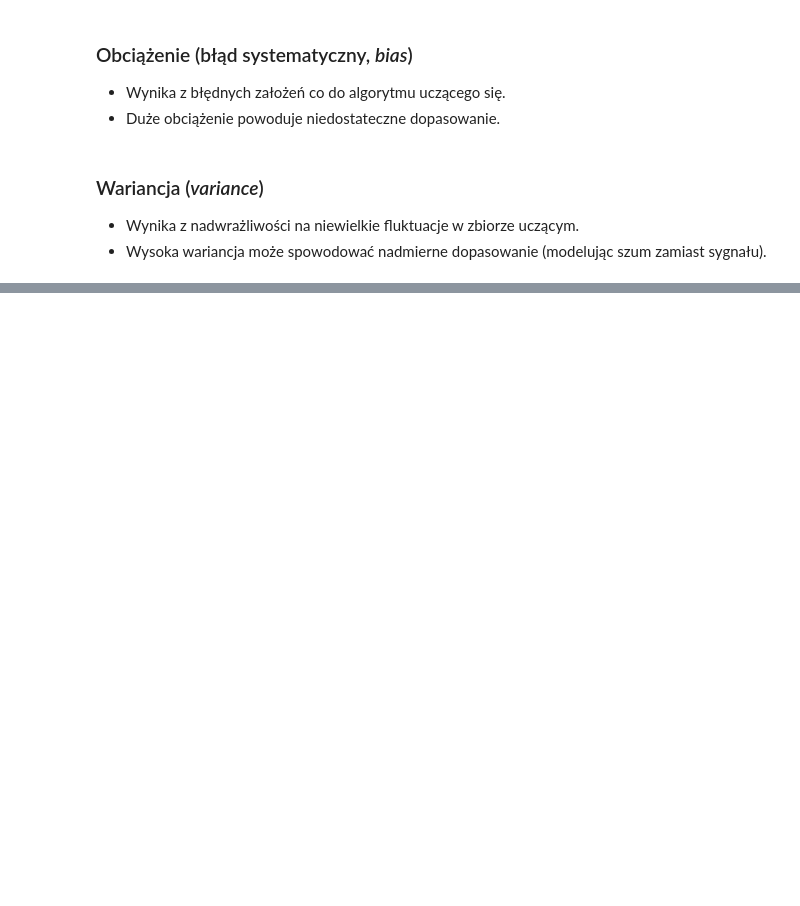
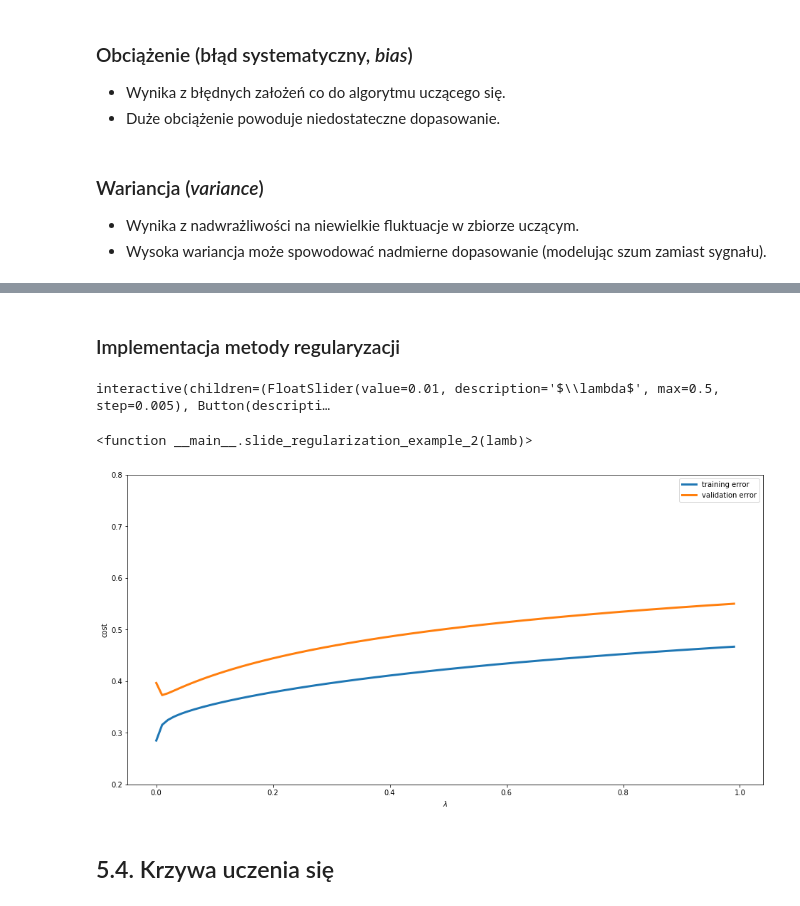
Before and after one commit to SzamanFL/umz20, a Jupyter notebook: wyk/2005_Regresja_wielomianowa.ipynb, the cells around one changed output, grey strips where cells are left out. Cells and saved outputs as stored; diff of their text form; code cells hidden in the pictures; blank space fills up the shorter version.

```diff
--- a/wyk/2004_Regresja_wielomianowa.ipynb
+++ b/wyk/2005_Regresja_wielomianowa.ipynb
@@ -40,18 +40,18 @@ import pandas
 # %%
 # Przydatne funkcje
 
-# Wersja macierzowa funkcji kosztu
 def cost(theta, X, y):
+    """Wersja macierzowa funkcji kosztu"""
     m = len(y)
     J = 1.0 / (2.0 * m) * ((X * theta - y).T * (X * theta - y))
     return J.item()
 
-# Wersja macierzowa gradientu funkcji kosztu
 def gradient(theta, X, y):
+    """Wersja macierzowa gradientu funkcji kosztu"""
     return 1.0 / len(y) * (X.T * (X * theta - y))
 
-# Algorytm gradientu prostego (wersja macierzowa)
 def gradient_descent(fJ, fdJ, theta, X, y, alpha=0.1, eps=10**-5):
+    """Algorytm gradientu prostego (wersja macierzowa)"""
     current_cost = fJ(theta, X, y)
     logs = [[current_cost, theta]]
     while True:
@@ -65,8 +65,8 @@ def gradient_descent(fJ, fdJ, theta, X, y, alpha=0.1, eps=10**-5):
         logs.append([current_cost, theta])
     return theta, logs
 
-# Wykres danych (wersja macierzowa)
 def plot_data(X, y, xlabel, ylabel):
+    """Wykres danych (wersja macierzowa)"""
     fig = plt.figure(figsize=(16*.6, 9*.6))
     ax = fig.add_subplot(111)
     fig.subplots_adjust(left=0.1, right=0.9, bottom=0.1, top=0.9)
@@ -79,8 +79,8 @@ def plot_data(X, y, xlabel, ylabel):
     plt.xlim(np.min(X[:, 1]) - 1, np.max(X[:, 1]) + 1)
     return fig
 
-# Wykres funkcji fun
 def plot_fun(fig, fun, X):
+    """Wykres funkcji `fun`"""
     ax = fig.axes[0]
     x0 = np.min(X[:, 1]) - 1.0
     x1 = np.max(X[:, 1]) + 1.0
@@ -441,0 +583,2 @@ Zobacz też: https://pl.wikipedia.org/wiki/Nadmierne_dopasowanie
+# %% [markdown]
+### Implementacja metody regularyzacji
@@ -441,0 +607,33 @@ Zobacz też: https://pl.wikipedia.org/wiki/Nadmierne_dopasowanie
+# %%
+widgets.interact_manual(slide_regularization_example_2, lamb=slider_lambda)
+# %% [output]
+interactive(children=(FloatSlider(value=0.01, description='$\\lambda$', max=0.5, step=0.005), Button(descripti…
+<function __main__.slide_regularization_example_2(lamb)>
+# %%
+def cost_lambda_fun(lamb):
+    """Koszt w zależności od parametru regularyzacji lambda"""
+    theta = np.matrix(np.zeros(X.shape[1])).reshape(X.shape[1],1)
+    thetaBest, err = SGD(h, J, dJ, theta, X, Y, alpha=1, adaGrad=True, maxEpochs=2500, batchSize=100,
+                         logError=True, validate=0.25, valStep=1, lamb=lamb)
+    return err[1][-1], err[3][-1]
+
+def plot_cost_lambda():
+    """Wykres kosztu w zależności od parametru regularyzacji lambda"""
+    plt.figure(figsize=(16,8))
+    ax = plt.subplot(111)
+    Lambda = np.arange(0.0, 1.0, 0.01)
+    Costs = [cost_lambda_fun(lamb) for lamb in Lambda]
+    CostTrain = [cost[0] for cost in Costs]
+    CostCV = [cost[1] for cost in Costs]
+    plt.plot(Lambda, CostTrain, lw=3, label='training error')
+    plt.plot(Lambda, CostCV, lw=3, label='validation error')
+    ax.set_xlabel(r'$\lambda$')
+    ax.set_ylabel(u'cost')
+    plt.legend()
+    plt.ylim(0.2,0.8)
+# %%
+plot_cost_lambda()
+# %% [output]
+[figure, added]
+# %% [markdown]
+## 5.4. Krzywa uczenia się
```
Also changed, not shown: parts of 23 cells of this notebook, 4 other files.
